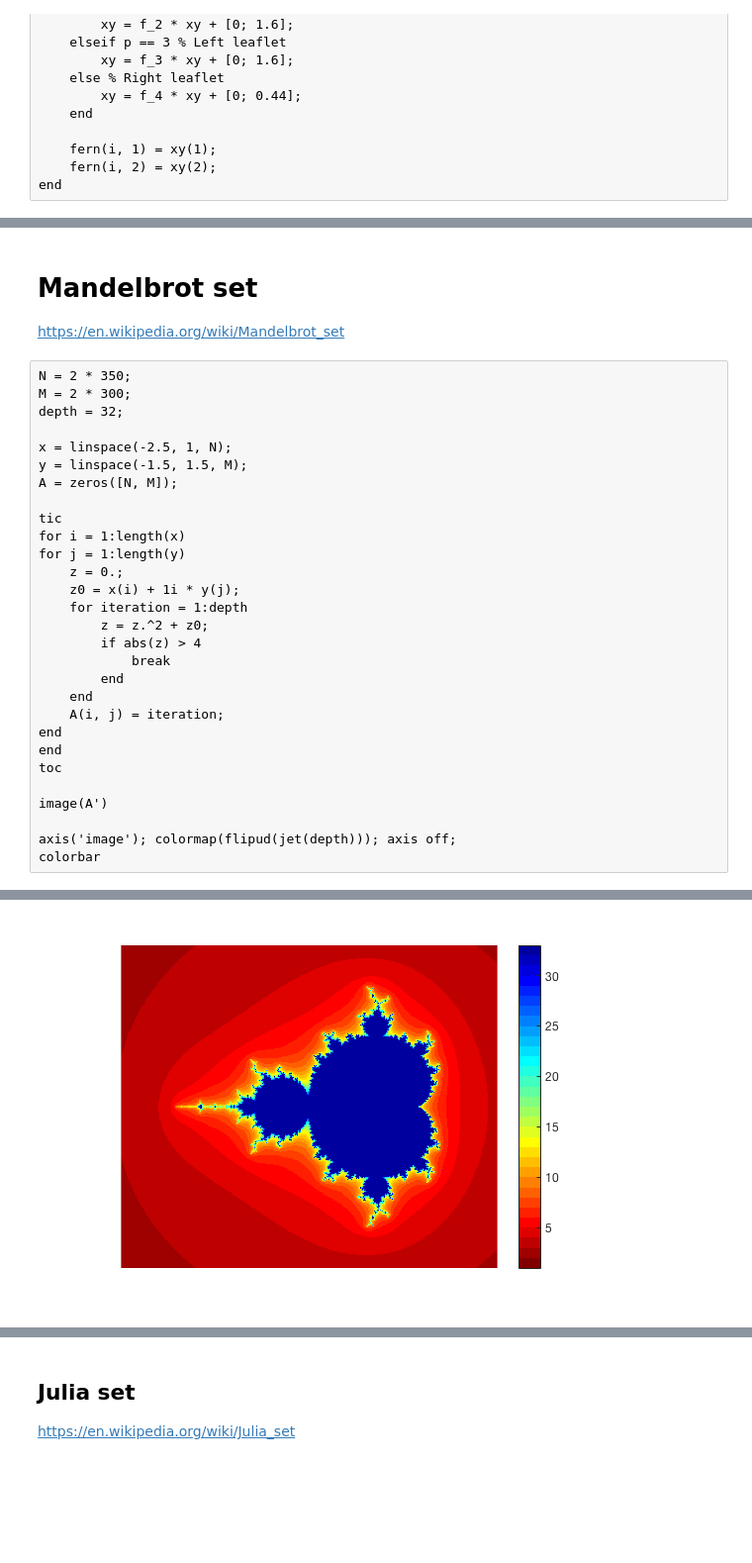
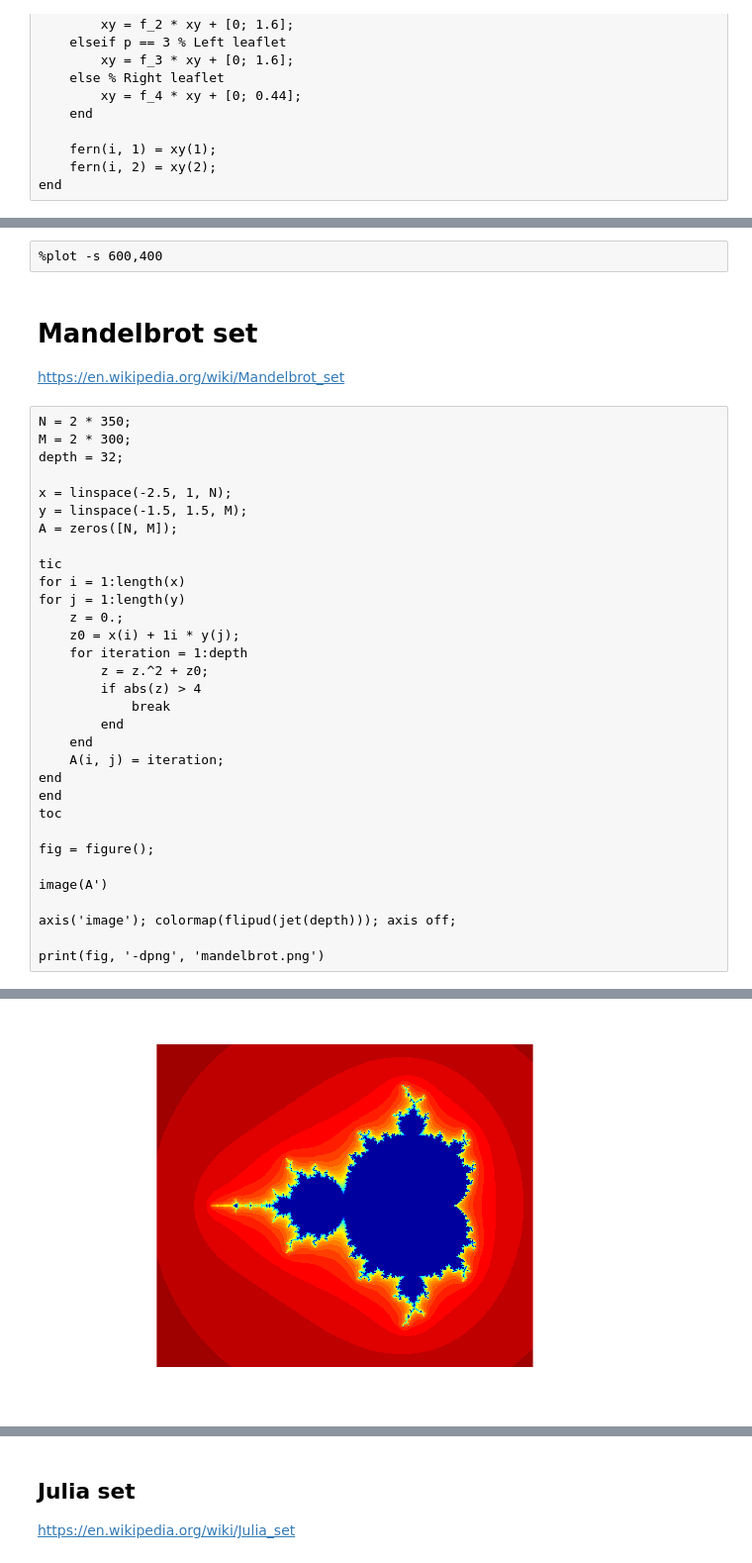
Before and after one commit to HugoStrand/matlab-intro, a Jupyter notebook: Övningar/lösningsförslag/Övning4_Lösningsförslag.ipynb, the cells around one changed output, grey strips where cells are left out. Shown at 99% size. Drawn from its saved outputs; the diff is of its cells as text; blank space fills up the shorter version.

```diff
--- a/Övningar/lösningsförslag/Övning4_Lösningsförslag.ipynb
+++ b/Övningar/lösningsförslag/Övning4_Lösningsförslag.ipynb
@@ -279,3 +281,5 @@ print(fig, '-dpng', 'barnsley.png', '-r600')
+# %%
+%plot -s 600,400
 # %% [markdown]
 # Mandelbrot set
 
@@ -305,8 +309,11 @@ end
 end
 toc
 
+fig = figure();
+
 image(A')
 
 axis('image'); colormap(flipud(jet(depth))); axis off;
-colorbar
+
+print(fig, '-dpng', 'mandelbrot.png')
 # %% [output]
@@ -314,4 +321,4 @@ Elapsed time is 0.262530 seconds.
-[figure, old version]
+[figure, new version]
 # %%
 N = 2 * 350;
 M = 2 * 300;
```
Also changed, not shown: parts of 4 cells of this notebook, 4 other files.
